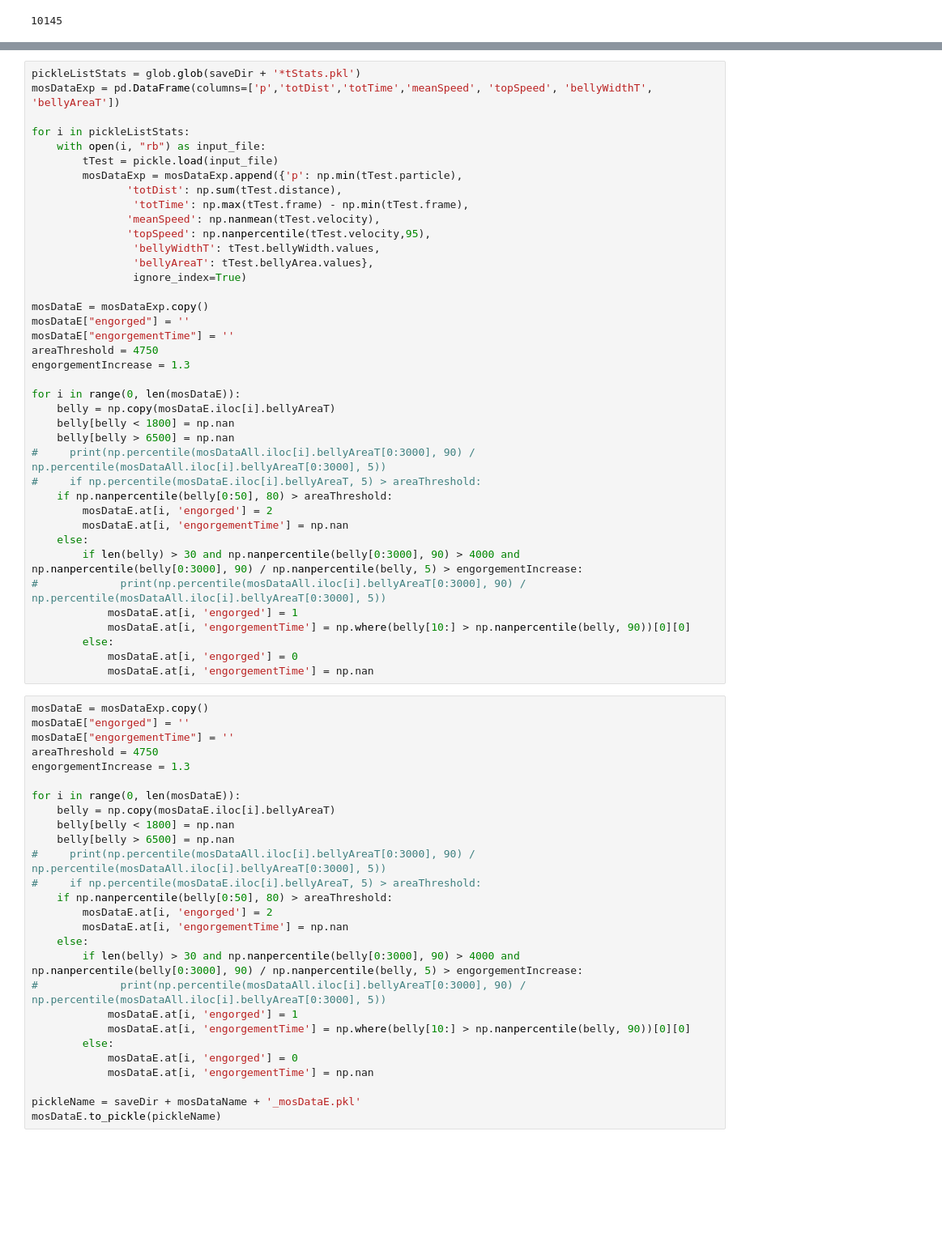
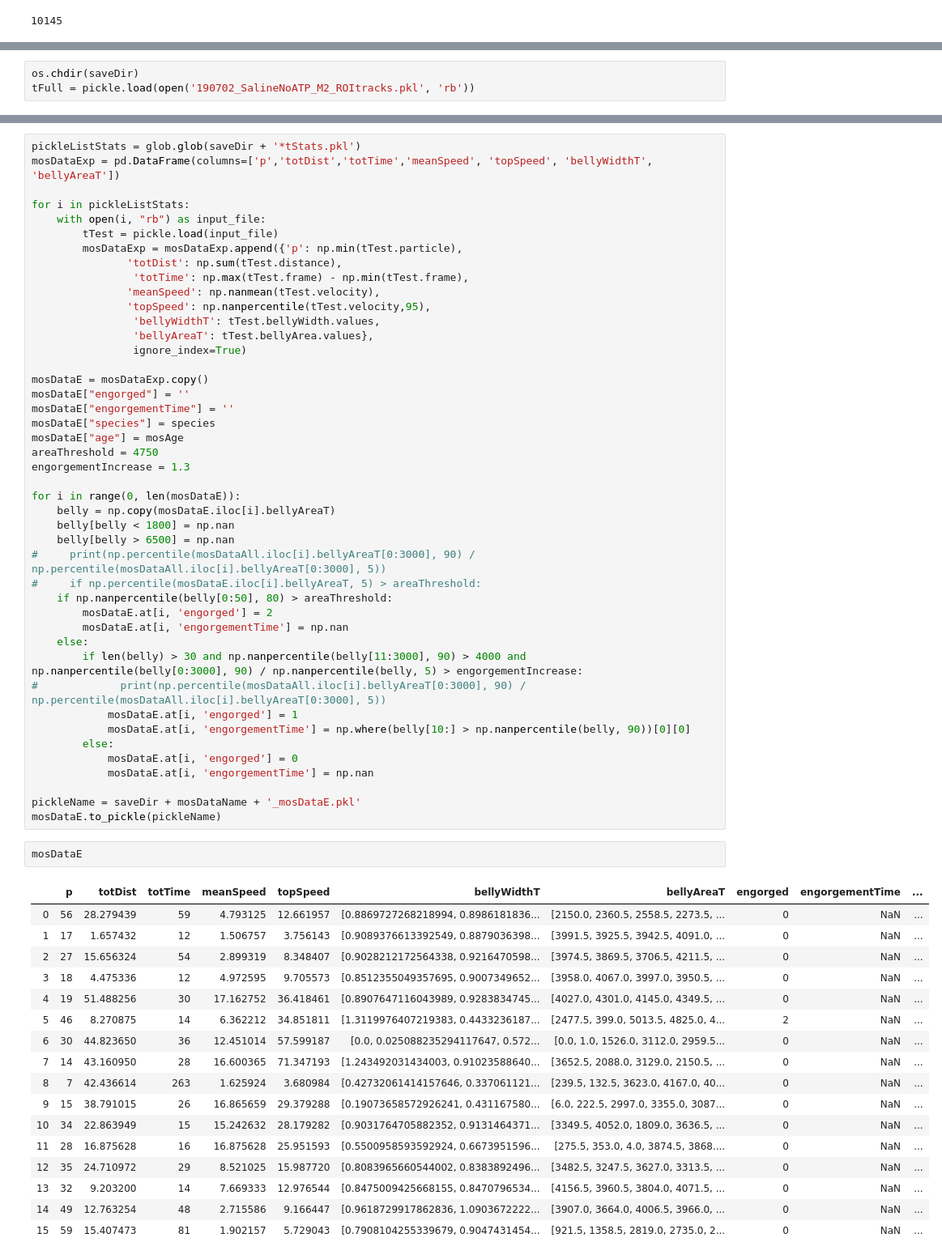
Before and after one commit to felixhol/biteOscope, a Jupyter notebook: trackTesting.ipynb, the cells around one changed output, grey strips where cells are left out. Shown: that part at 81% size. Cells and saved outputs as stored; diff of their text form; blank space fills up the shorter version.

Commit message:
small correction on engorgement flag

```diff
--- a/trackTesting.ipynb
+++ b/trackTesting.ipynb
@@ -168,6 +168,9 @@ tFull['age'] = mosAge
 
 trackPickleName = saveDir + mosDataName + '_ROItracks.pkl'
 tFull.to_pickle(trackPickleName)
+# %%
+os.chdir(saveDir)
+tFull = pickle.load(open('190702_SalineNoATP_M2_ROItracks.pkl', 'rb'))
 # %%
 def mosStatsAndCrop(tFull, p):
     frameWidth = 2048
@@ -289,6 +307,8 @@ for i in pickleListStats:
 mosDataE = mosDataExp.copy()
 mosDataE["engorged"] = ''
 mosDataE["engorgementTime"] = ''
+mosDataE["species"] = species
+mosDataE["age"] = mosAge
 areaThreshold = 4750
 engorgementIncrease = 1.3
 
@@ -302,40 +322,36 @@ for i in range(0, len(mosDataE)):
         mosDataE.at[i, 'engorged'] = 2
         mosDataE.at[i, 'engorgementTime'] = np.nan
     else:
-        if len(belly) > 30 and np.nanpercentile(belly[0:3000], 90) > 4000 and np.nanpercentile(belly[0:3000], 90) / np.nanpercentile(belly, 5) > engorgementIncrease:
+        if len(belly) > 30 and np.nanpercentile(belly[11:3000], 90) > 4000 and np.nanpercentile(belly[0:3000], 90) / np.nanpercentile(belly, 5) > engorgementIncrease:
 #             print(np.percentile(mosDataAll.iloc[i].bellyAreaT[0:3000], 90) / np.percentile(mosDataAll.iloc[i].bellyAreaT[0:3000], 5))
             mosDataE.at[i, 'engorged'] = 1
             mosDataE.at[i, 'engorgementTime'] = np.where(belly[10:] > np.nanpercentile(belly, 90))[0][0]
         else:
             mosDataE.at[i, 'engorged'] = 0
             mosDataE.at[i, 'engorgementTime'] = np.nan
+
+pickleName = saveDir + mosDataName + '_mosDataE.pkl'
+mosDataE.to_pickle(pickleName)
-# %%
-mosDataE = mosDataExp.copy()
-mosDataE["engorged"] = ''
-mosDataE["engorgementTime"] = ''
-areaThreshold = 4750
-engorgementIncrease = 1.3
-
-for i in range(0, len(mosDataE)):
-    belly = np.copy(mosDataE.iloc[i].bellyAreaT)
-    belly[belly < 1800] = np.nan
-    belly[belly > 6500] = np.nan
-#     print(np.percentile(mosDataAll.iloc[i].bellyAreaT[0:3000], 90) / np.percentile(mosDataAll.iloc[i].bellyAreaT[0:3000], 5))
-#     if np.percentile(mosDataE.iloc[i].bellyAreaT, 5) > areaThreshold:
-    if np.nanpercentile(belly[0:50], 80) > areaThreshold:
-        mosDataE.at[i, 'engorged'] = 2
-        mosDataE.at[i, 'engorgementTime'] = np.nan
-    else:
-        if len(belly) > 30 and np.nanpercentile(belly[0:3000], 90) > 4000 and np.nanpercentile(belly[0:3000], 90) / np.nanpercentile(belly, 5) > engorgementIncrease:
-#             print(np.percentile(mosDataAll.iloc[i].bellyAreaT[0:3000], 90) / np.percentile(mosDataAll.iloc[i].bellyAreaT[0:3000], 5))
-            mosDataE.at[i, 'engorged'] = 1
-            mosDataE.at[i, 'engorgementTime'] = np.where(belly[10:] > np.nanpercentile(belly, 90))[0][0]
-        else:
-            mosDataE.at[i, 'engorged'] = 0
-            mosDataE.at[i, 'engorgementTime'] = np.nan
-
-pickleName = saveDir + mosDataName + '_mosDataE.pkl'
-mosDataE.to_pickle(pickleName)
+# %%
+mosDataE
+# %% [output]
+|  | p | totDist | totTime | meanSpeed | topSpeed | bellyWidthT | bellyAreaT | engorged | engorgementTime | ... |
+| 0 | 56 | 28.279439 | 59 | 4.793125 | 12.661957 | [0.8869727268218994, 0.8986181836... | [2150.0, 2360.5, 2558.5, 2273.5, ... | 0 | NaN | ... |
+| 1 | 17 | 1.657432 | 12 | 1.506757 | 3.756143 | [0.9089376613392549, 0.8879036398... | [3991.5, 3925.5, 3942.5, 4091.0, ... | 0 | NaN | ... |
+| 2 | 27 | 15.656324 | 54 | 2.899319 | 8.348407 | [0.9028212172564338, 0.9216470598... | [3974.5, 3869.5, 3706.5, 4211.5, ... | 0 | NaN | ... |
+| 3 | 18 | 4.475336 | 12 | 4.972595 | 9.705573 | [0.8512355049357695, 0.9007349652... | [3958.0, 4067.0, 3997.0, 3950.5, ... | 0 | NaN | ... |
+| 4 | 19 | 51.488256 | 30 | 17.162752 | 36.418461 | [0.8907647116043989, 0.9283834745... | [4027.0, 4301.0, 4145.0, 4349.5, ... | 0 | NaN | ... |
+| 5 | 46 | 8.270875 | 14 | 6.362212 | 34.851811 | [1.3119976407219383, 0.4433236187... | [2477.5, 399.0, 5013.5, 4825.0, 4... | 2 | NaN | ... |
+| 6 | 30 | 44.823650 | 36 | 12.451014 | 57.599187 | [0.0, 0.025088235294117647, 0.572... | [0.0, 1.0, 1526.0, 3112.0, 2959.5... | 0 | NaN | ... |
+| 7 | 14 | 43.160950 | 28 | 16.600365 | 71.347193 | [1.243492031434003, 0.91023588640... | [3652.5, 2088.0, 3129.0, 2150.5, ... | 0 | NaN | ... |
+| 8 | 7 | 42.436614 | 263 | 1.625924 | 3.680984 | [0.42732061414157646, 0.337061121... | [239.5, 132.5, 3623.0, 4167.0, 40... | 0 | NaN | ... |
+| 9 | 15 | 38.791015 | 26 | 16.865659 | 29.379288 | [0.19073658572926241, 0.431167580... | [6.0, 222.5, 2997.0, 3355.0, 3087... | 0 | NaN | ... |
+| 10 | 34 | 22.863949 | 15 | 15.242632 | 28.179282 | [0.9031764705882352, 0.9131464371... | [3349.5, 4052.0, 1809.0, 3636.5, ... | 0 | NaN | ... |
+| 11 | 28 | 16.875628 | 16 | 16.875628 | 25.951593 | [0.5500958593592924, 0.6673951596... | [275.5, 353.0, 4.0, 3874.5, 3868.... | 0 | NaN | ... |
+| 12 | 35 | 24.710972 | 29 | 8.521025 | 15.987720 | [0.8083965660544002, 0.8383892496... | [3482.5, 3247.5, 3627.0, 3313.5, ... | 0 | NaN | ... |
+| 13 | 32 | 9.203200 | 14 | 7.669333 | 12.976544 | [0.8475009425668155, 0.8470796534... | [4156.5, 3960.5, 3804.0, 4071.5, ... | 0 | NaN | ... |
+| 14 | 49 | 12.763254 | 48 | 2.715586 | 9.166447 | [0.9618729917862836, 1.0903672222... | [3907.0, 3664.0, 4006.5, 3966.0, ... | 0 | NaN | ... |
+| 15 | 59 | 15.407473 | 81 | 1.902157 | 5.729043 | [0.7908104255339679, 0.9047431454... | [921.5, 1358.5, 2819.0, 2735.0, 2... | 0 | NaN | ... |
 # %%
 centroidsAllT = np.zeros((1,3))
 
```
Also changed, not shown: parts of 2 cells of this notebook.
